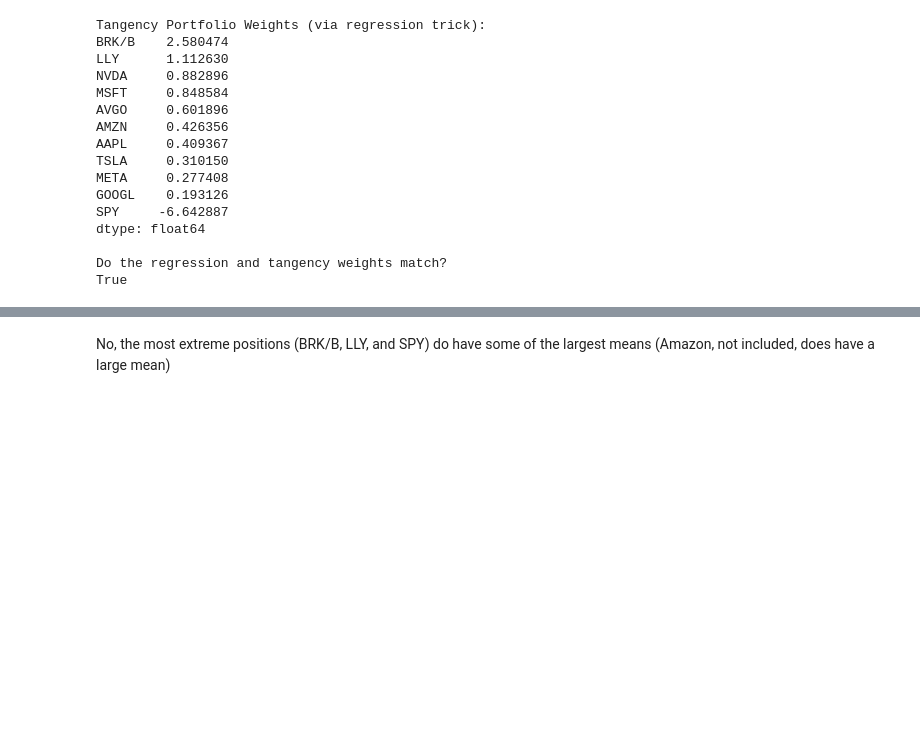
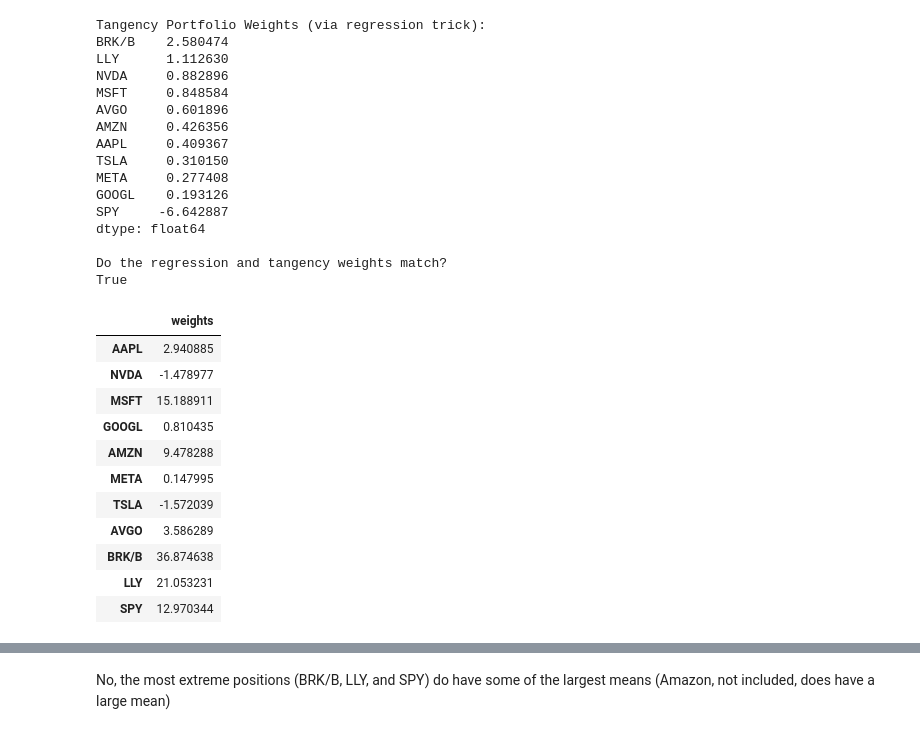
Before and after one commit to simonfromseoul/PRM-HW, a Jupyter notebook: hw2/jonny_constrained_opt.ipynb, the cells around one changed output, grey strips where cells are left out. Saved outputs shown, nothing was run; the diff lists cells and outputs as text; code cells hidden in the pictures; blank space fills up the shorter version.

```diff
--- a/hw2/jonny_constrained_opt.ipynb
+++ b/hw2/jonny_constrained_opt.ipynb
@@ -324,5 +324,26 @@ dtype: float64
 
 Do the regression and tangency weights match?
 True
+# %%
+result = minimize(objective, method="SLSQP", x0=initial_guess, constraints=constraints)
+cdf = pd.DataFrame({"weights": result.x}, index=TICKS)
+weights = result.x
+cmean = mean @ weights
+cvol = np.sqrt(objective(weights))
+csharpe = cmean / cvol
+cdf
+# %% [output]
+|  | weights |
+| AAPL | 2.940885 |
+| NVDA | -1.478977 |
+| MSFT | 15.188911 |
+| GOOGL | 0.810435 |
+| AMZN | 9.478288 |
+| META | 0.147995 |
+| TSLA | -1.572039 |
+| AVGO | 3.586289 |
+| BRK/B | 36.874638 |
+| LLY | 21.053231 |
+| SPY | 12.970344 |
 # %%
 # 1.3
```
Also changed, not shown: parts of 5 cells of this notebook.
